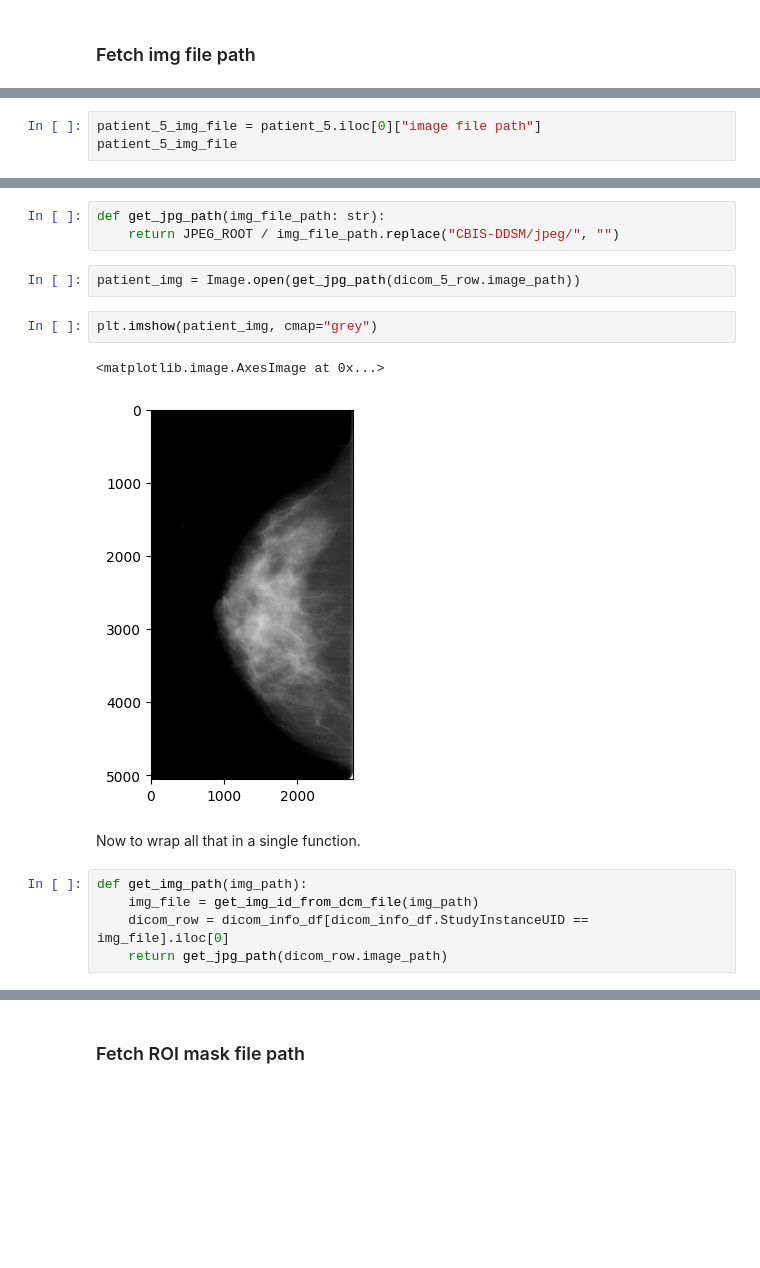
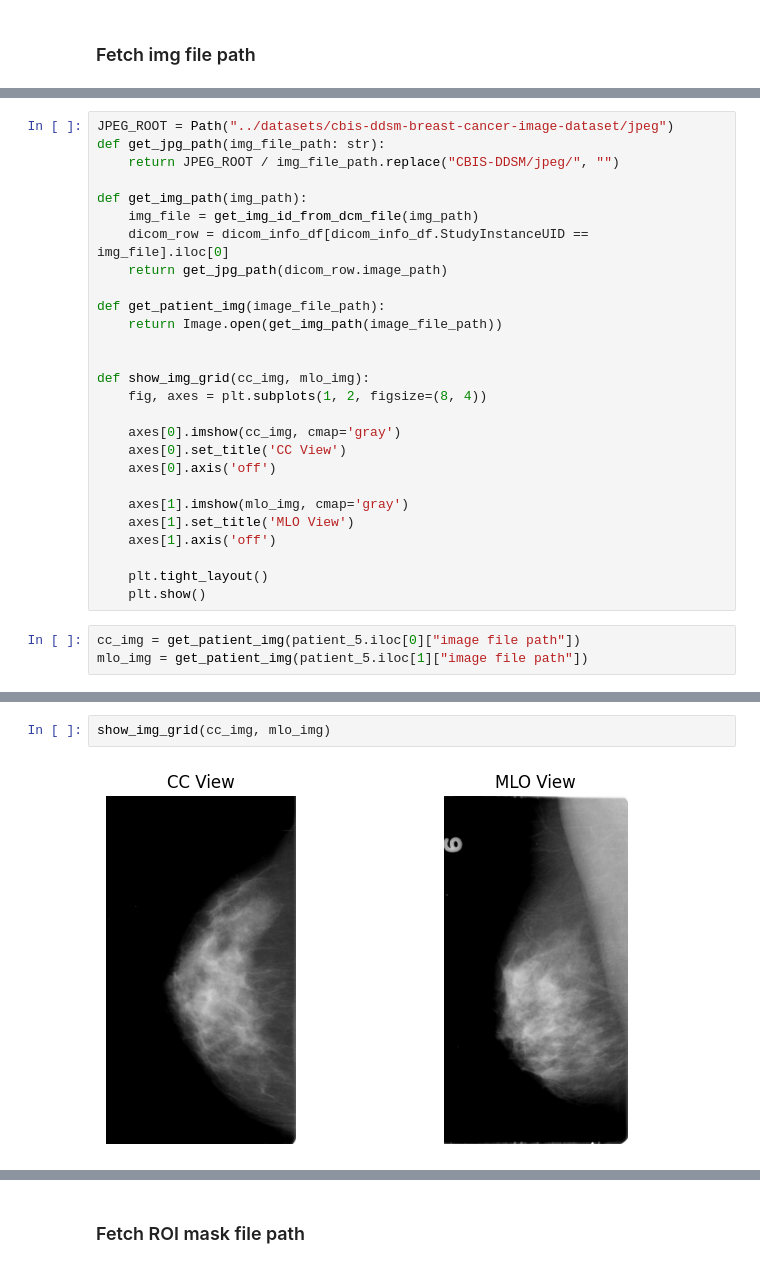
Before and after one commit to lextoumbourou/cm3070-final-project, a Jupyter notebook: notebooks/01-cbis-ddsm.ipynb, the cells around one changed output, grey strips where cells are left out. Cells and saved outputs as stored; diff of their text form; blank space fills up the shorter version.

```diff
--- a/notebooks/01-cbis-ddsm.ipynb
+++ b/notebooks/01-cbis-ddsm.ipynb
@@ -130,3 +122,30 @@ Now to fetch the id for the "image file path":
+# %%
+JPEG_ROOT = Path("../datasets/cbis-ddsm-breast-cancer-image-dataset/jpeg")
+def get_jpg_path(img_file_path: str):
+    return JPEG_ROOT / img_file_path.replace("CBIS-DDSM/jpeg/", "")
+
+def get_img_path(img_path):
+    img_file = get_img_id_from_dcm_file(img_path)
+    dicom_row = dicom_info_df[dicom_info_df.StudyInstanceUID == img_file].iloc[0]
+    return get_jpg_path(dicom_row.image_path)
+
+def get_patient_img(image_file_path):
+    return Image.open(get_img_path(image_file_path))
+
+
+def show_img_grid(cc_img, mlo_img):
+    fig, axes = plt.subplots(1, 2, figsize=(8, 4))
+
+    axes[0].imshow(cc_img, cmap='gray')
+    axes[0].set_title('CC View')
+    axes[0].axis('off')
+
+    axes[1].imshow(mlo_img, cmap='gray')
+    axes[1].set_title('MLO View')
+    axes[1].axis('off')
+
+    plt.tight_layout()
+    plt.show()
 # %%
-patient_5_img_file = patient_5.iloc[0]["image file path"]
-patient_5_img_file
+cc_img = get_patient_img(patient_5.iloc[0]["image file path"])
+mlo_img = get_patient_img(patient_5.iloc[1]["image file path"])
@@ -149,17 +152,4 @@ Now a function to normalise the JPEG path to use my path:
-# %%
-def get_jpg_path(img_file_path: str):
-    return JPEG_ROOT / img_file_path.replace("CBIS-DDSM/jpeg/", "")
-# %%
-patient_img = Image.open(get_jpg_path(dicom_5_row.image_path))
-# %%
-plt.imshow(patient_img, cmap="grey")
-# %% [output]
-<matplotlib.image.AxesImage at 0x...>
-[figure, removed]
-# %% [markdown]
-Now to wrap all that in a single function.
-# %%
-def get_img_path(img_path):
-    img_file = get_img_id_from_dcm_file(img_path)
-    dicom_row = dicom_info_df[dicom_info_df.StudyInstanceUID == img_file].iloc[0]
-    return get_jpg_path(dicom_row.image_path)
+# %%
+show_img_grid(cc_img, mlo_img)
+# %% [output]
+[figure, added]
```
Also changed, not shown: parts of 12 cells of this notebook, 3 other files.
